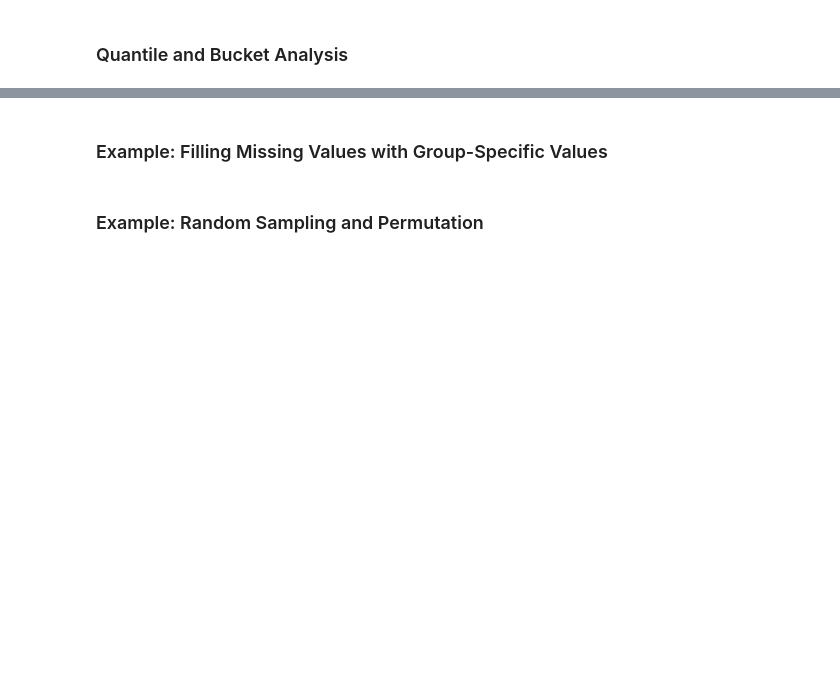
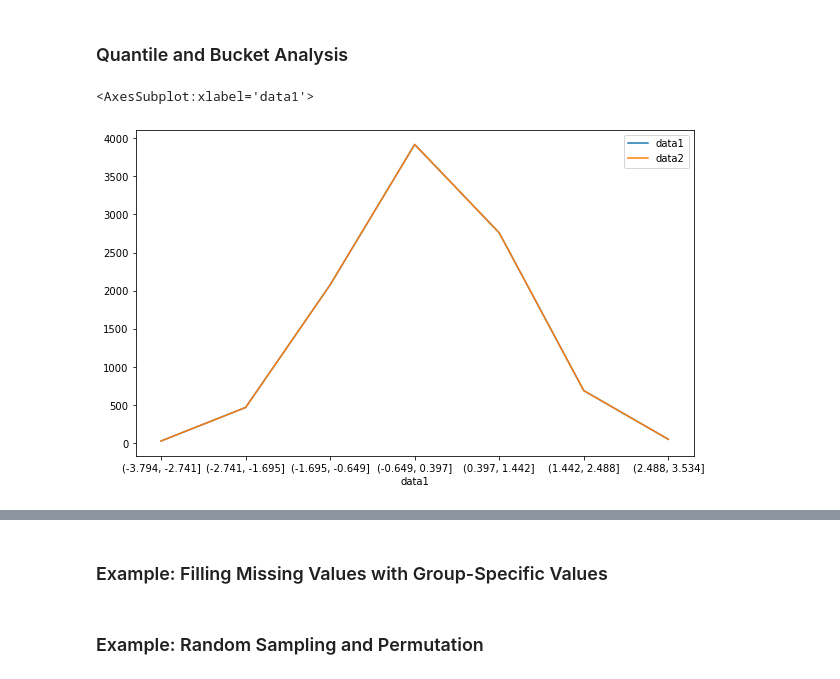
Before and after one commit to jazzlly/pydata-book, a Jupyter notebook: ch10.ipynb, the cells around one changed output, grey strips where cells are left out. Saved outputs shown, nothing was run; the diff lists cells and outputs as text; code cells hidden in the pictures; blank space fills up the shorter version.

```diff
--- a/ch10.ipynb
+++ b/ch10.ipynb
@@ -369,3 +473,13 @@ tips.groupby('smoker', group_keys=False).apply(top)
 # %% [markdown]
 ### Quantile and Bucket Analysis
+# %%
+frame = pd.DataFrame({'data1': np.random.randn(10000),
+                      'data2': np.random.randn(10000)})
+quartiles = pd.cut(frame.data1, 7)
+frame.groupby(quartiles).apply(lambda x: x.count()) # 可以对正态分布进行分组统计
+
+# frame.groupby(quartiles).apply(lambda x: x.count()).plot()
+# %% [output]
+<AxesSubplot:xlabel='data1'>
+[figure, added]
 # %%
```
Also changed, not shown: parts of 14 cells of this notebook.
